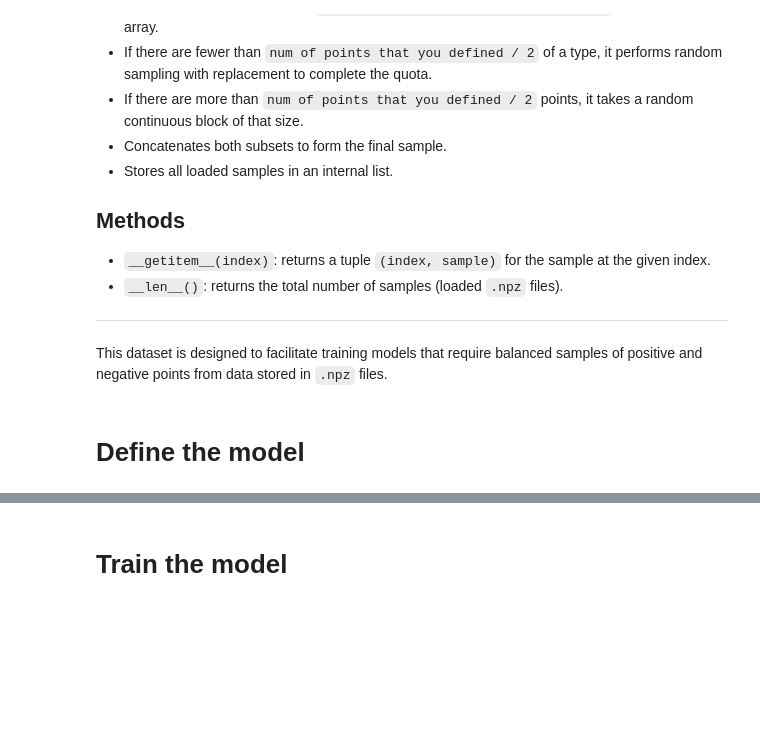
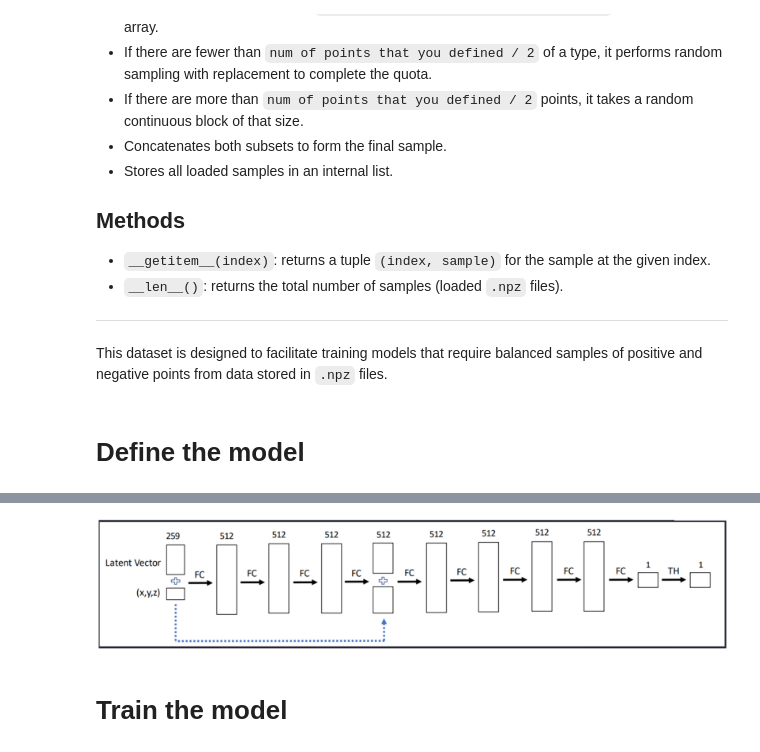
Before and after one commit to arielz001/Hands-On-DeepSDF, a Jupyter notebook: DeepSDF.ipynb, the cells around one changed output, grey strips where cells are left out. Saved outputs shown, nothing was run; the diff lists cells and outputs as text; code cells hidden in the pictures; blank space fills up the shorter version.

```diff
--- a/DeepSDF.ipynb
+++ b/DeepSDF.ipynb
@@ -228,3 +232,8 @@ The following image shows the architecture of the DeepSDF model.
+# %%
+from IPython.display import Image, display
+display(Image('./assets/network-arch.png'))
+# %% [output]
+[figure, added]
 # %%
 import torch
 import torch.nn as nn
```
Also changed, not shown: parts of 3 cells of this notebook.
